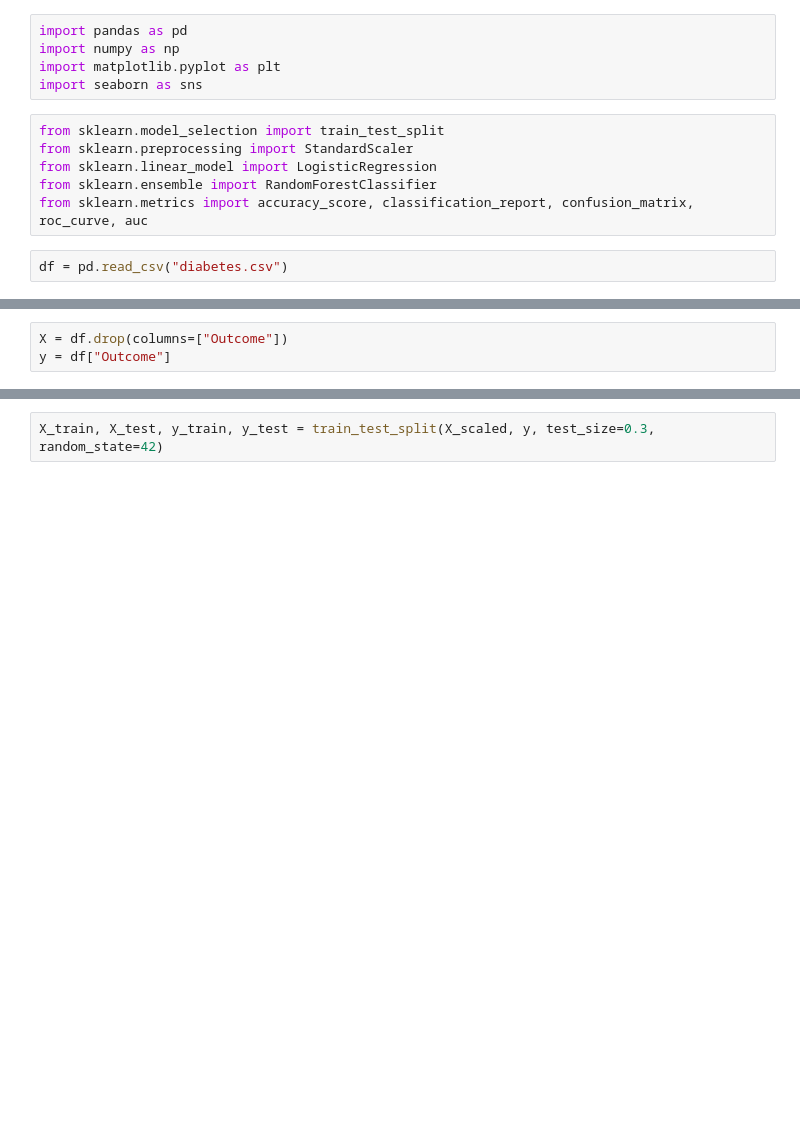
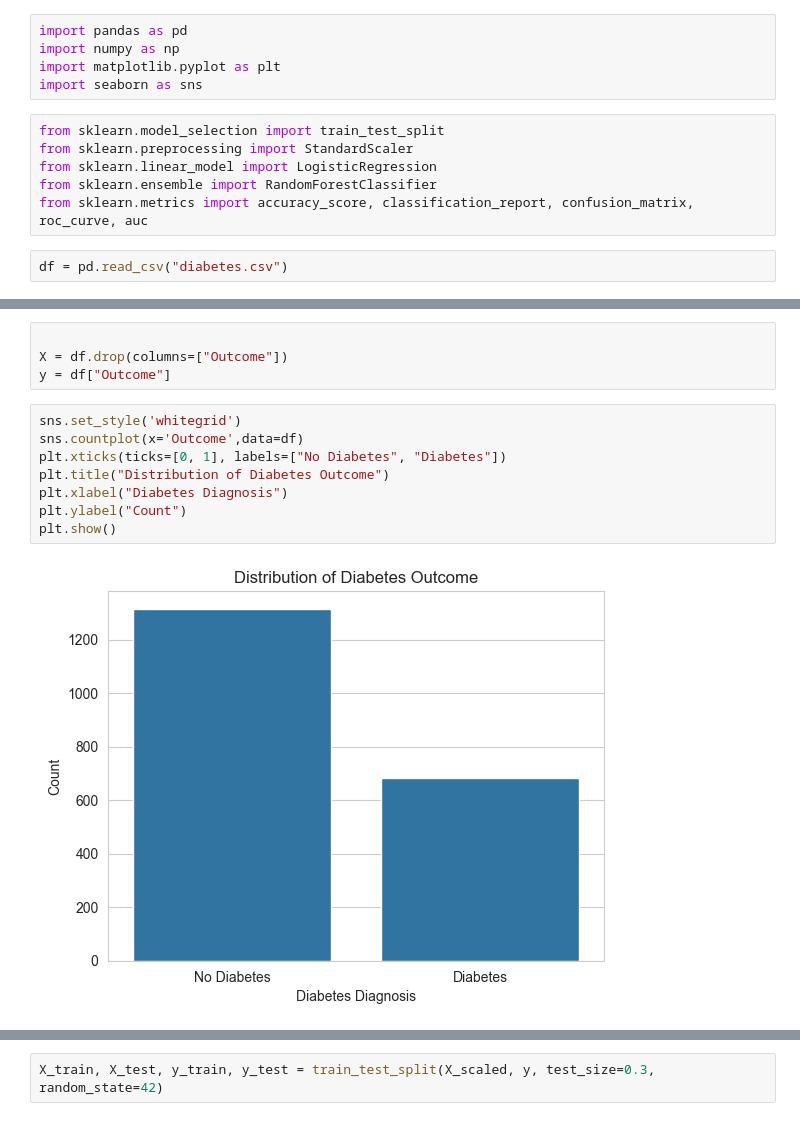
Before and after one commit to Ishan3885/Diabetes_Predictor, a Jupyter notebook: source code.ipynb, the cells around one changed output, grey strips where cells are left out. Cells and saved outputs as stored; diff of their text form; blank space fills up the shorter version.

```diff
--- a/source code.ipynb
+++ b/source code.ipynb
@@ -21,3 +72,14 @@ for col in clm0val:
 # %%
+
 X = df.drop(columns=["Outcome"])
 y = df["Outcome"]
+# %%
+sns.set_style('whitegrid')
+sns.countplot(x='Outcome',data=df)
+plt.xticks(ticks=[0, 1], labels=["No Diabetes", "Diabetes"])
+plt.title("Distribution of Diabetes Outcome")
+plt.xlabel("Diabetes Diagnosis")
+plt.ylabel("Count")
+plt.show()
+# %% [output]
+[figure, added]
```
Also changed, not shown: parts of 7 cells of this notebook.
